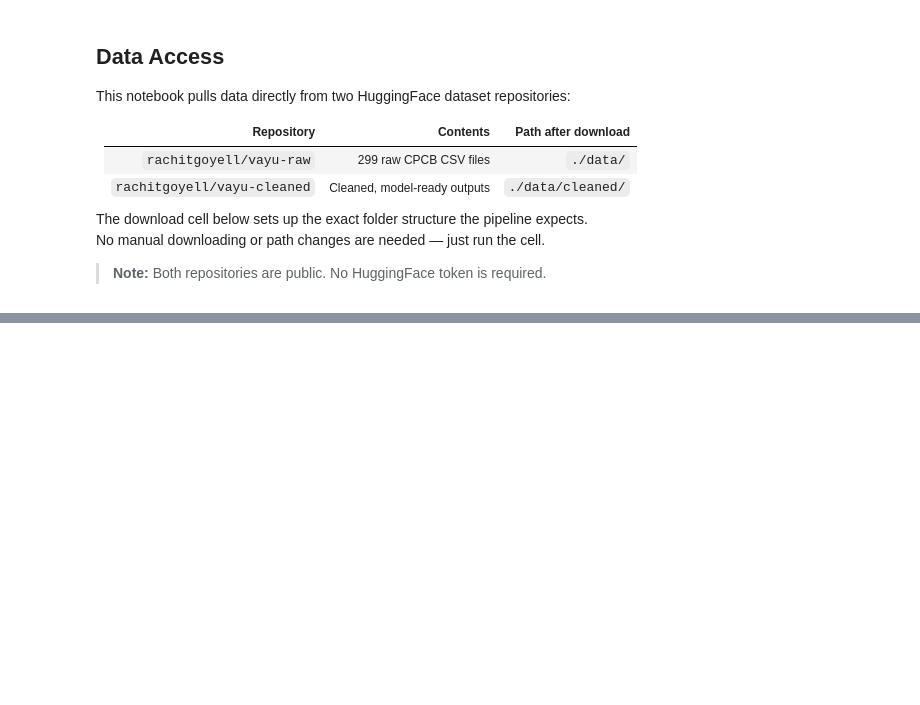
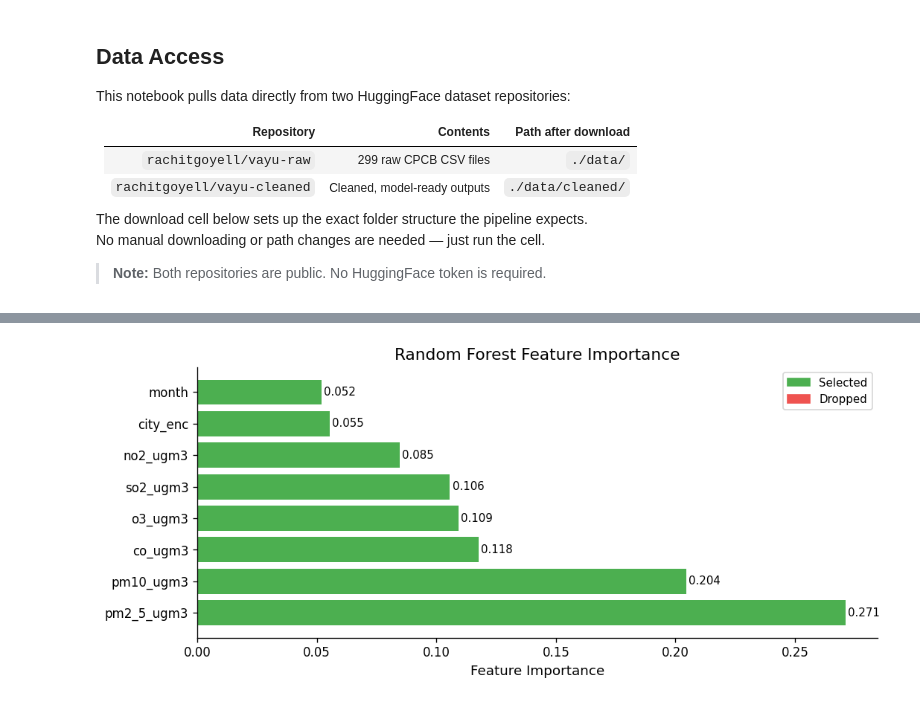
Before and after one commit to rachitgoyal14/vayu, a Jupyter notebook: final.ipynb, the cells around one changed output, grey strips where cells are left out. Cells and saved outputs as stored; diff of their text form; code cells hidden in the pictures; blank space fills up the shorter version.

```diff
--- a/final.ipynb
+++ b/final.ipynb
@@ -2592,0 +865,62 @@ plt.show()
+# %%
+# section_5_feature_selection.py
+
+from sklearn.ensemble import RandomForestClassifier
+
+# ── candidate features ────────────────────────────────────────────────────────
+CANDIDATE_FEATURES = pollutant_cols + ['month', 'hour', 'day_of_week', 'city_enc']
+
+available = [
+    f for f in CANDIDATE_FEATURES
+    if f in df.columns and df[f].isnull().sum() == 0
+]
+
+TARGET   = 'aqi_category_enc'
+df_fs    = df[available + [TARGET]].dropna().copy()
+
+print(f'Features going into selection : {available}')
+print(f'Rows available                : {len(df_fs):,}')
+
+# ── correlation check ─────────────────────────────────────────────────────────
+corr_matrix  = df_fs[available].corr().abs()
+upper        = corr_matrix.where(np.triu(np.ones(corr_matrix.shape), k=1).astype(bool))
+drop_corr    = [c for c in upper.columns if any(upper[c] > 0.85)]
+
+print(f'\nDropped due to high correlation (>0.85): {drop_corr}')
+
+after_corr = [f for f in available if f not in drop_corr]
+
+# ── random forest importance ──────────────────────────────────────────────────
+# sample 50k rows so this runs fast
+sample      = df_fs.sample(n=min(50000, len(df_fs)), random_state=42)
+rf          = RandomForestClassifier(n_estimators=50, random_state=42, n_jobs=-1)
+rf.fit(sample[after_corr], sample[TARGET])
+
+importance  = pd.Series(rf.feature_importances_, index=after_corr).sort_values(ascending=False)
+drop_rf     = importance[importance < 0.02].index.tolist()
+FINAL_FEATURES = importance[importance >= 0.02].index.tolist()
+
+print(f'\nRandom Forest importance:')
+for feat, val in importance.items():
+    flag = '  <- dropped' if val < 0.02 else ''
+    bar  = '█' * int(val * 50)
+    print(f'  {feat:<22} {val:.4f}  {bar}{flag}')
+
+print(f'\nDropped due to low RF importance (<0.02): {drop_rf}')
+print(f'\nFINAL SELECTED FEATURES ({len(FINAL_FEATURES)}): {FINAL_FEATURES}')
+
+# ── importance bar chart ──────────────────────────────────────────────────────
+fig, ax = plt.subplots(figsize=(9, 4))
+colors  = ['#4CAF50' if f in FINAL_FEATURES else '#EF5350' for f in importance.index]
+bars    = ax.barh(importance.index, importance.values, color=colors)
+for bar, val in zip(bars, importance.values):
+    ax.text(val + 0.001, bar.get_y() + bar.get_height() / 2,
+            f'{val:.3f}', va='center', fontsize=9)
+green_p = mpatches.Patch(color='#4CAF50', label='Selected')
+red_p   = mpatches.Patch(color='#EF5350', label='Dropped')
+ax.legend(handles=[green_p, red_p], fontsize=9)
+ax.set_xlabel('Feature Importance')
+ax.set_title('Random Forest Feature Importance')
+plt.tight_layout()
+plt.show()
+# %% [output]
@@ -2592,0 +945 @@ plt.show()
+[figure, added]
```
Also changed, not shown: parts of 72 cells of this notebook.
